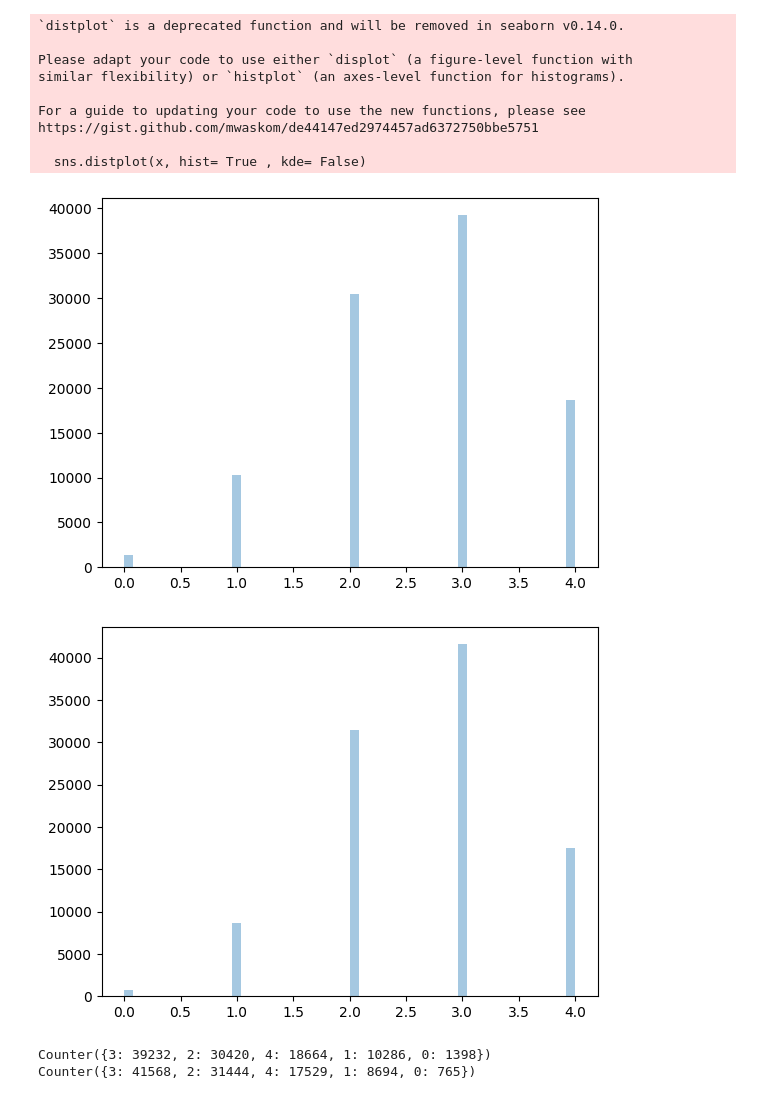
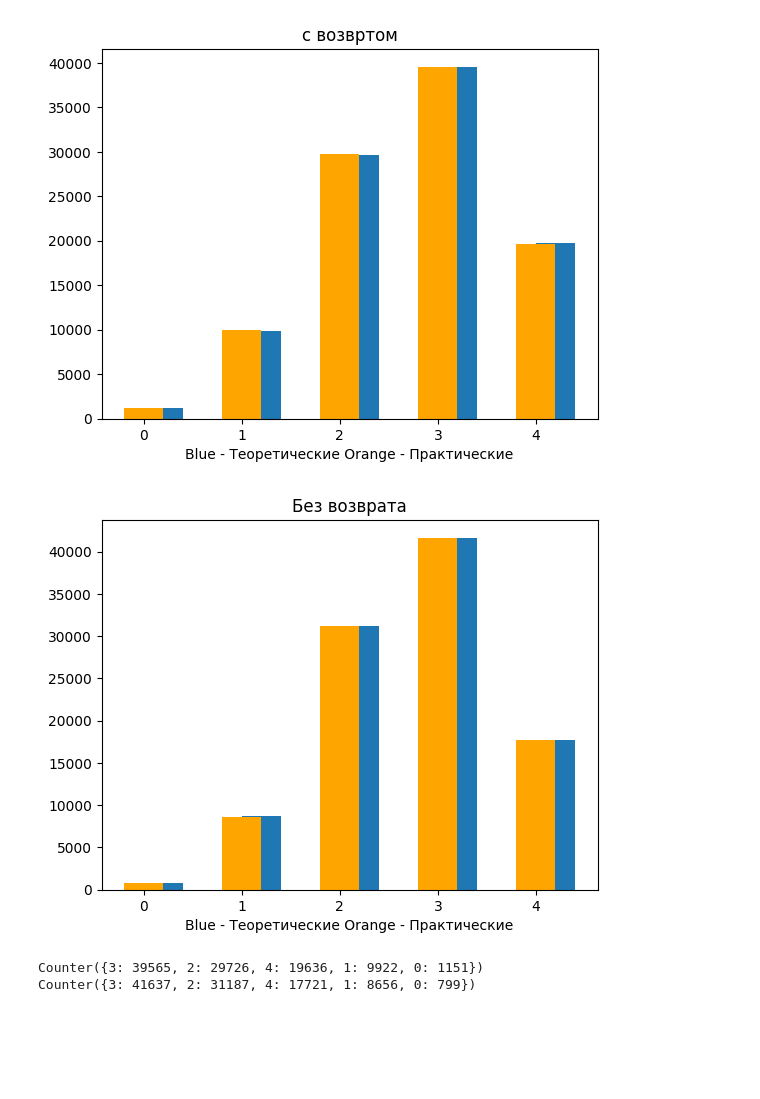
Before and after one commit to HeeyNick/Model_Lab, a Jupyter notebook: 2lab/2lab.ipynb, the cells around one changed output. Cells and saved outputs as stored; diff of their text form; code cells hidden in the pictures; blank space fills up the shorter version.

Commit message:
Make PLOT, change probability, add teoret counters

```diff
--- a/2lab/2lab.ipynb
+++ b/2lab/2lab.ipynb
@@ -16,13 +16,8 @@ def make_collection_of_values(list_of_values: list[float]) -> Counter[float]:
 # %%
 # Binomial
 def generate_list_of_values_binomial(count_of_elements: int):
-    bin_list = np.random.binomial(n=4, p=0.66, size=100000)
+    bin_list = np.random.binomial(n=4, p=0.666666667, size=100000)
     return list(bin_list)
-# %%
-# display
-def display(x):
-    sns.distplot(x, hist=True, kde=False)
-    plt.show()
 # %%
 # HYPERGEOM
 def generate_hypergeom(size):
@@ -30,30 +25,40 @@ def generate_hypergeom(size):
     A = 20 # Общее количесво желаемых элементов
     n = 4 # количесво опытов
     return list(hypergeom.rvs(N, A, n, size=size))
+# %%
+# display
+def display(x_t, y_t, x_p, y_p, title_):
+    plt.bar(x_t, y_t, width=0.4, align='edge', label="Теоретические")
+    plt.bar(x_p, y_p, width=0.4, color = 'orange', label="Практические")
+    plt.xlabel("Blue - Теоретические Orange - Практические")
+    plt.title(title_)
+    # sns.distplot(x, hist=True, kde=False)
+    # # sns.distplot(y, hist=True, kde=False)
+    plt.show()
+# %%
+map_intervals_binomial_teoret = Counter({0: 1234, 1: 9876, 2: 29600, 3:39500, 4: 19763})
+map_intervals_hypergeon_teoret = Counter({0: 766, 1: 8757, 2: 31190, 3:41598, 4:17679})
 # %%
 list_values_binomial: list = generate_list_of_values_binomial(count_of_elements)
 list_values_hypergeom: list = generate_hypergeom(count_of_elements)
 
-map_intervals_binomial = make_collection_of_values(list_values_binomial)
-map_intervals_hypergeon = make_collection_of_values(list_values_hypergeom)
-display(list_values_binomial)
-display(list_values_hypergeom)
-print(map_intervals_binomial)
-print(map_intervals_hypergeon)
+map_intervals_binomial_practice = make_collection_of_values(list_values_binomial)
+map_intervals_hypergeon_practice = make_collection_of_values(list_values_hypergeom)
+display(list(map_intervals_binomial_teoret.keys()), list(map_intervals_binomial_teoret.values())\
+       ,list(map_intervals_binomial_practice.keys()), list(map_intervals_binomial_practice.values()), "с возвртом")
+
+display(list(map_intervals_hypergeon_teoret.keys()), list(map_intervals_hypergeon_teoret.values())\
+       ,list(map_intervals_hypergeon_practice.keys()), list(map_intervals_hypergeon_practice.values()), "Без возврата")
+
+
+# display(list_values_hypergeom)
+print(map_intervals_binomial_practice)
+print(map_intervals_hypergeon_practice)
 # %% [output]
-`distplot` is a deprecated function and will be removed in seaborn v0.14.0.
-
-Please adapt your code to use either `displot` (a figure-level function with
-similar flexibility) or `histplot` (an axes-level function for histograms).
-
-For a guide to updating your code to use the new functions, please see
-https://gist.github.com/mwaskom/de44147ed2974457ad6372750bbe5751
-
-  sns.distplot(x, hist= True , kde= False)
-[figure, old version]
+[figure, new version]
-[figure, old version]
+[figure, new version]
-Counter({3: 39232, 2: 30420, 4: 18664, 1: 10286, 0: 1398})
-Counter({3: 41568, 2: 31444, 4: 17529, 1: 8694, 0: 765})
+Counter({3: 39565, 2: 29726, 4: 19636, 1: 9922, 0: 1151})
+Counter({3: 41637, 2: 31187, 4: 17721, 1: 8656, 0: 799})
 # %%
 # def generate_list_of_values(count_of_elements: int) -> list[float]:
 #     "Generate subsequence to list"
```
